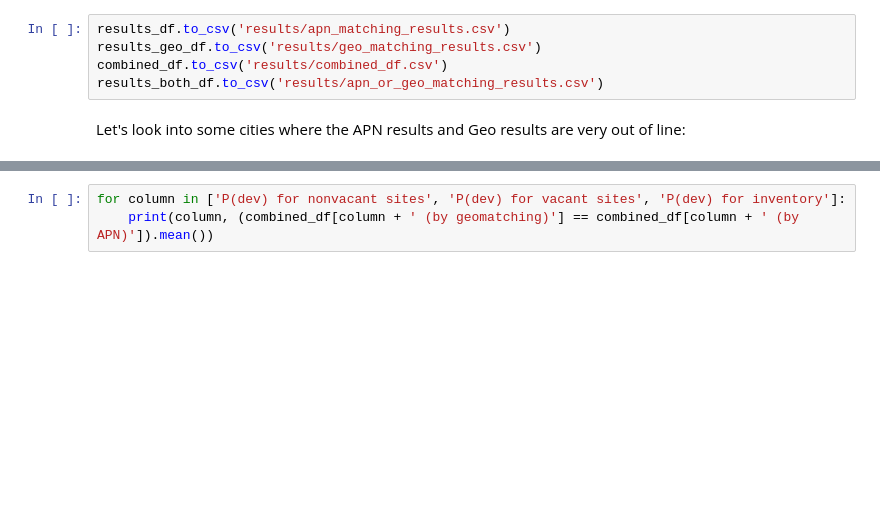
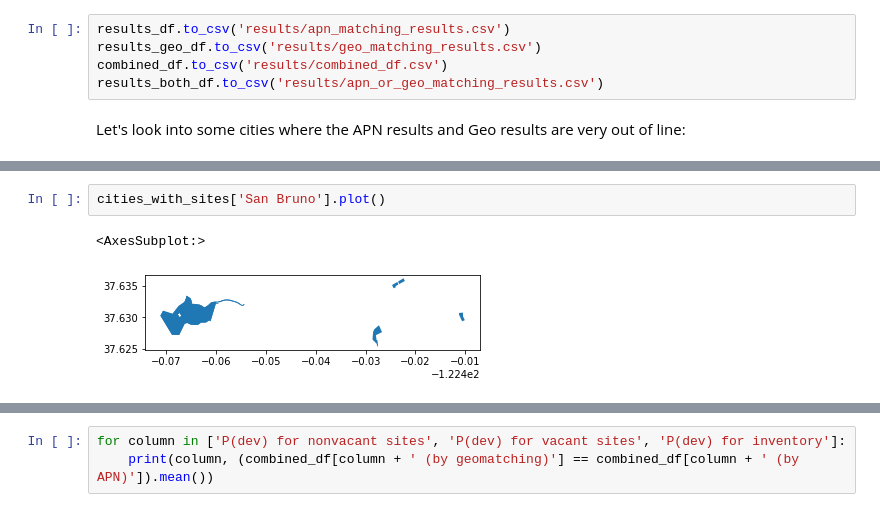
Before and after one commit to YIMBYdata/housing-elements, a Jupyter notebook: Final results.ipynb, the cells around one changed output, grey strips where cells are left out. Saved outputs shown, nothing was run; the diff lists cells and outputs as text; blank space fills up the shorter version.

```diff
--- a/Final results.ipynb
+++ b/Final results.ipynb
@@ -298,0 +261,5 @@ cities_with_permits['Brentwood']
+# %%
+cities_with_sites['San Bruno'].plot()
+# %% [output]
+<AxesSubplot:>
+[figure, added]
```
Also changed, not shown: parts of 26 cells of this notebook, 1 other file.
